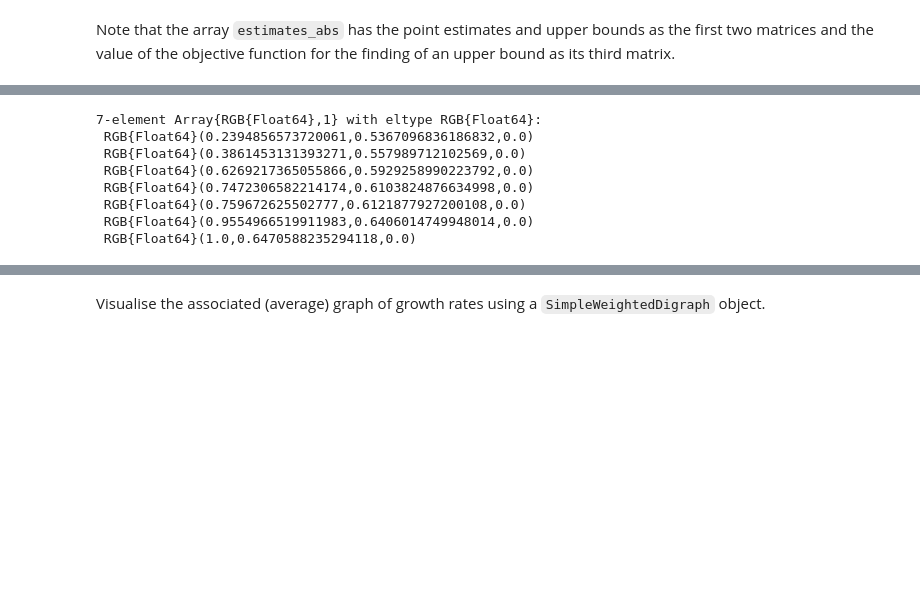
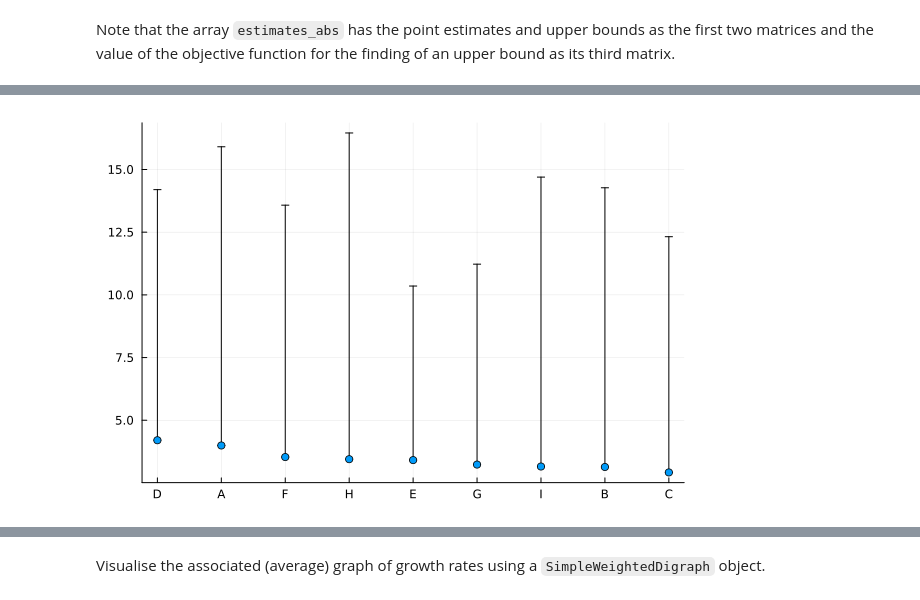
Before and after one commit to jsimons8/networkmodelssubspaces, a Jupyter notebook: empirical_application_network_centrality_2.ipynb, the cells around one changed output, grey strips where cells are left out. Cells and saved outputs as stored; diff of their text form; code cells hidden in the pictures; blank space fills up the shorter version.

```diff
--- a/empirical_application_network_centrality_2.ipynb
+++ b/empirical_application_network_centrality_2.ipynb
@@ -165,14 +178,10 @@ savefig(centralities_plot,"plots/centrality_intervals.svg")
-# %%
-using Colors, ColorSchemes
-c = exp.(eigenvector_centralities[:,:LogCentrality]);
-cs = ColorScheme([colorant"orange", colorant"green"]);
-colors = get.(Ref(cs), (c .- minimum(c)) ./ maximum(c))
-# %% [output]
-7-element Array{RGB{Float64},1} with eltype RGB{Float64}:
- RGB{Float64}(0.2394856573720061,0.5367096836186832,0.0)
- RGB{Float64}(0.3861453131393271,0.557989712102569,0.0)
- RGB{Float64}(0.6269217365055866,0.5929258990223792,0.0)
- RGB{Float64}(0.7472306582214174,0.6103824876634998,0.0)
- RGB{Float64}(0.759672625502777,0.6121877927200108,0.0)
- RGB{Float64}(0.9554966519911983,0.6406014749948014,0.0)
- RGB{Float64}(1.0,0.6470588235294118,0.0)
+# %%
+endrow = size(node_conversion_table,1)-1
+centralities_plot_raw = plot(   eigenvector_centralities[1:endrow,:Sector],
+        eigenvector_centralities[1:endrow,:Centrality],
+        yerr = (zeros(endrow),
+                eigenvector_centralities[1:endrow,:Centrality_error]),
+        linetype=:scatter,label="")
+centralities_plot_raw
+# %% [output]
+[figure, added]
```
Also changed, not shown: parts of 20 cells of this notebook.
